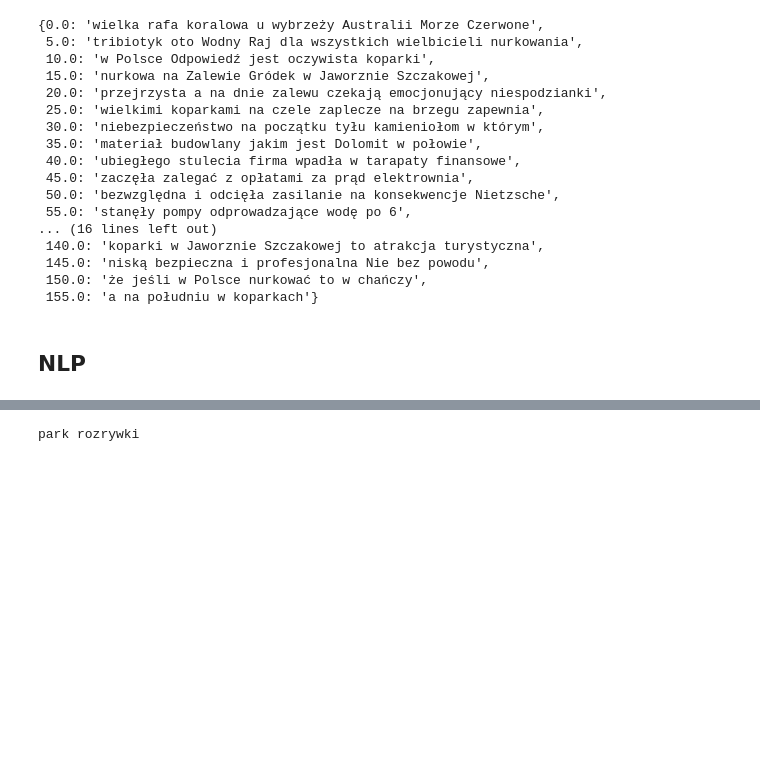
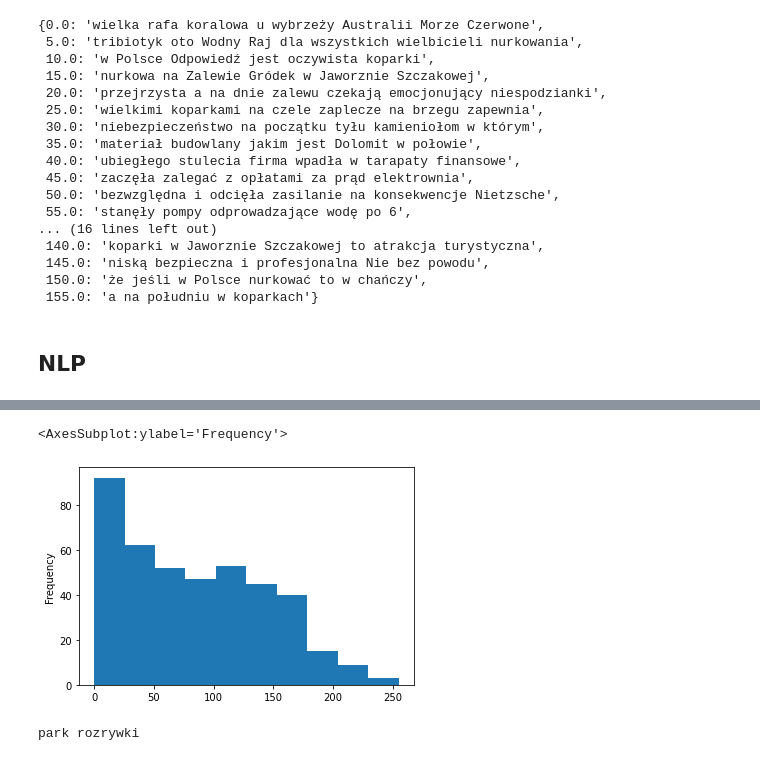
Before and after one commit to lukaszlaszczuk/gauss-team-skyhacks-2020, a Jupyter notebook: Audio-model1.ipynb, the cells around one changed output, grey strips where cells are left out. Saved outputs shown, nothing was run; the diff lists cells and outputs as text; code cells hidden in the pictures; blank space fills up the shorter version.

Commit message:
Added Spacy lemmatization

```diff
--- a/Audio-model1.ipynb
+++ b/Audio-model1.ipynb
@@ -159,3 +151,6 @@ import matplotlib.pyplot as plt
 from wordcloud import WordCloud
 
 nlp = spacy.load("pl_core_news_lg")
+# %%
+with open('data/opisy.json') as f:
+    dict_txt = json.load(f)
@@ -161,0 +161,4 @@ nlp = spacy.load("pl_core_news_lg")
+# %%
+all_opis = ""
+for key, value in dict_txt[list(dict_txt.keys())[0]].items():
+    all_opis += f' {value}'
@@ -162,3 +200,20 @@ nlp = spacy.load("pl_core_news_lg")
+# %%
+# txt = "Zdenerwowany gen. Leese mówił przez telefon swym podwładnym walczącym pod Monte Cassino, że rozmawia z nimi ze schronu."
+df = pd.DataFrame()
+for i in range(len(list(dict_txt.keys()))):
+    for key, value in dict_txt[list(dict_txt.keys())[i]].items():
+        doc = nlp(value)
+        list_out = [(t.orth_, t.lemma_, key) for t in doc]
+        df = df.append(pd.DataFrame(list_out, columns=['forma','lemat', 'timestamp']))
+df['is_in_topics'] = df['lemat'].apply(lambda x: x in translation)
+# %%
+df['is_in_topics'] = df['lemat'].apply(lambda x: x in translation)
+df = df.reset_index(drop=True)
+# %%
+df[df['is_in_topics']==True]['timestamp'].astype('float').plot.hist()
+# %% [output]
+<AxesSubplot:ylabel='Frequency'>
+[figure, added]
 # %%
 categories_pl = list(dictionary_categories.keys())
 nlp(categories_pl[0])
```
Also changed, not shown: parts of 8 cells of this notebook, 1 other file.
